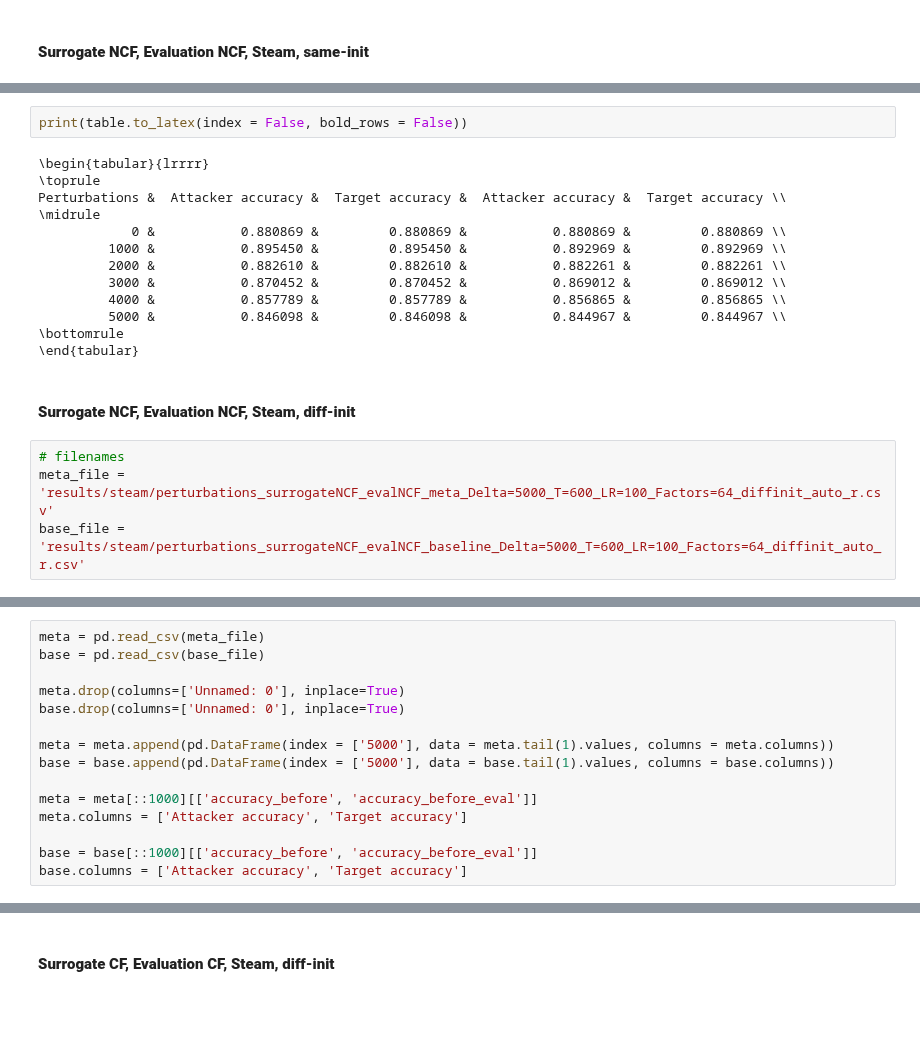
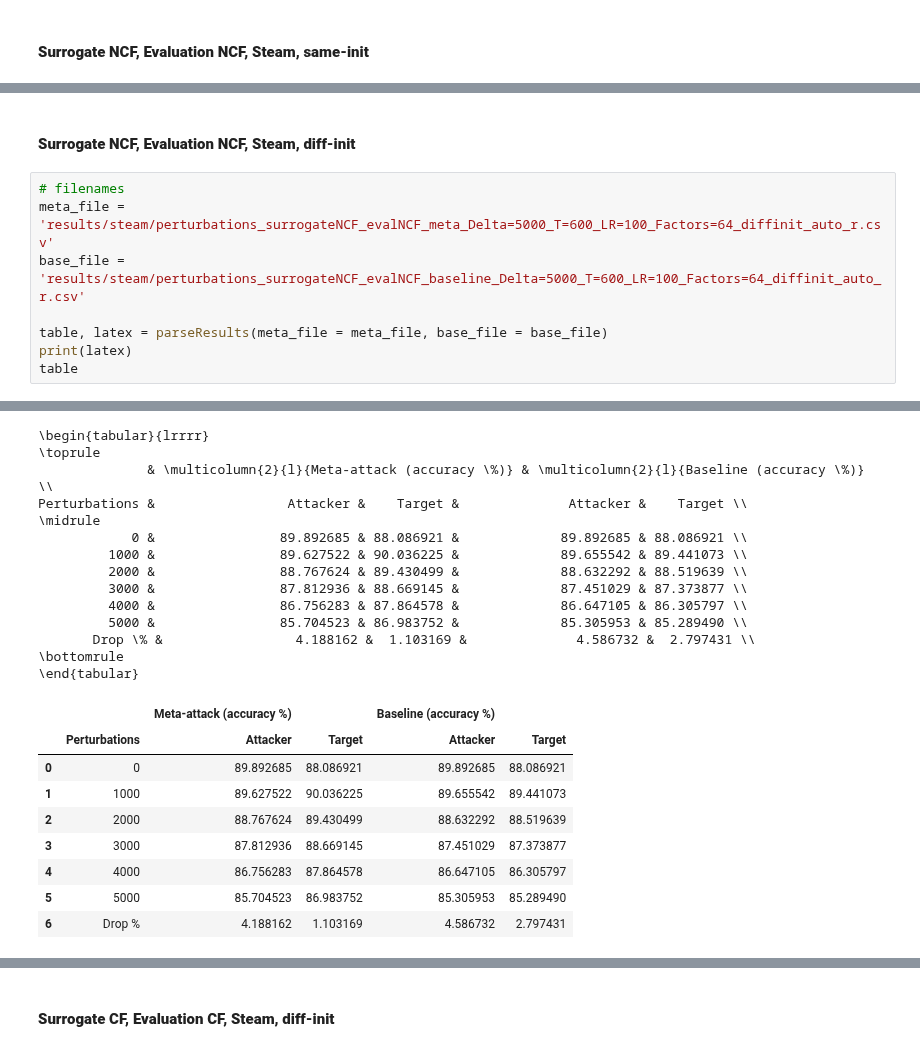
Before and after one commit to aravind-gk/RecSysAttack, a Jupyter notebook: check.ipynb, the cells around one changed output, grey strips where cells are left out. Cells and saved outputs as stored; diff of their text form; blank space fills up the shorter version.

```diff
--- a/check.ipynb
+++ b/check.ipynb
@@ -107,21 +142,11 @@ table
-# %%
-print(table.to_latex(index = False, bold_rows = False))
-# %% [output]
-\begin{tabular}{lrrrr}
-\toprule
-Perturbations &  Attacker accuracy &  Target accuracy &  Attacker accuracy &  Target accuracy \\
-\midrule
-            0 &           0.880869 &         0.880869 &           0.880869 &         0.880869 \\
-         1000 &           0.895450 &         0.895450 &           0.892969 &         0.892969 \\
-         2000 &           0.882610 &         0.882610 &           0.882261 &         0.882261 \\
-         3000 &           0.870452 &         0.870452 &           0.869012 &         0.869012 \\
-         4000 &           0.857789 &         0.857789 &           0.856865 &         0.856865 \\
-         5000 &           0.846098 &         0.846098 &           0.844967 &         0.844967 \\
-\bottomrule
-\end{tabular}
 # %% [markdown]
 #### **Surrogate NCF, Evaluation NCF, Steam, diff-init**
 # %%
 # filenames
 meta_file = 'results/steam/perturbations_surrogateNCF_evalNCF_meta_Delta=5000_T=600_LR=100_Factors=64_diffinit_auto_r.csv'
 base_file = 'results/steam/perturbations_surrogateNCF_evalNCF_baseline_Delta=5000_T=600_LR=100_Factors=64_diffinit_auto_r.csv'
+
+table, latex = parseResults(meta_file = meta_file, base_file = base_file)
+print(latex)
+table
+# %% [output]
@@ -128,15 +158,23 @@ base_file = 'results/steam/perturbations_surrogateNCF_evalNCF_baseline_Delta=500
+\begin{tabular}{lrrrr}
+\toprule
+              & \multicolumn{2}{l}{Meta-attack (accuracy \%)} & \multicolumn{2}{l}{Baseline (accuracy \%)} \\
+Perturbations &                 Attacker &    Target &              Attacker &    Target \\
+\midrule
+            0 &                89.892685 & 88.086921 &             89.892685 & 88.086921 \\
+         1000 &                89.627522 & 90.036225 &             89.655542 & 89.441073 \\
+         2000 &                88.767624 & 89.430499 &             88.632292 & 88.519639 \\
+         3000 &                87.812936 & 88.669145 &             87.451029 & 87.373877 \\
+         4000 &                86.756283 & 87.864578 &             86.647105 & 86.305797 \\
+         5000 &                85.704523 & 86.983752 &             85.305953 & 85.289490 \\
+       Drop \% &                 4.188162 &  1.103169 &              4.586732 &  2.797431 \\
+\bottomrule
+\end{tabular}
+|  |  | Meta-attack (accuracy %) |  | Baseline (accuracy %) |  |
+|  | Perturbations | Attacker | Target | Attacker | Target |
+| 0 | 0 | 89.892685 | 88.086921 | 89.892685 | 88.086921 |
+| 1 | 1000 | 89.627522 | 90.036225 | 89.655542 | 89.441073 |
+| 2 | 2000 | 88.767624 | 89.430499 | 88.632292 | 88.519639 |
+| 3 | 3000 | 87.812936 | 88.669145 | 87.451029 | 87.373877 |
+| 4 | 4000 | 86.756283 | 87.864578 | 86.647105 | 86.305797 |
+| 5 | 5000 | 85.704523 | 86.983752 | 85.305953 | 85.289490 |
+| 6 | Drop % | 4.188162 | 1.103169 | 4.586732 | 2.797431 |
-# %%
-meta = pd.read_csv(meta_file)
-base = pd.read_csv(base_file)
-
-meta.drop(columns=['Unnamed: 0'], inplace=True)
-base.drop(columns=['Unnamed: 0'], inplace=True)
-
-meta = meta.append(pd.DataFrame(index = ['5000'], data = meta.tail(1).values, columns = meta.columns))
-base = base.append(pd.DataFrame(index = ['5000'], data = base.tail(1).values, columns = base.columns))
-
-meta = meta[::1000][['accuracy_before', 'accuracy_before_eval']]
-meta.columns = ['Attacker accuracy', 'Target accuracy']
-
-base = base[::1000][['accuracy_before', 'accuracy_before_eval']]
-base.columns = ['Attacker accuracy', 'Target accuracy']
```
Also changed, not shown: parts of 28 cells of this notebook.
